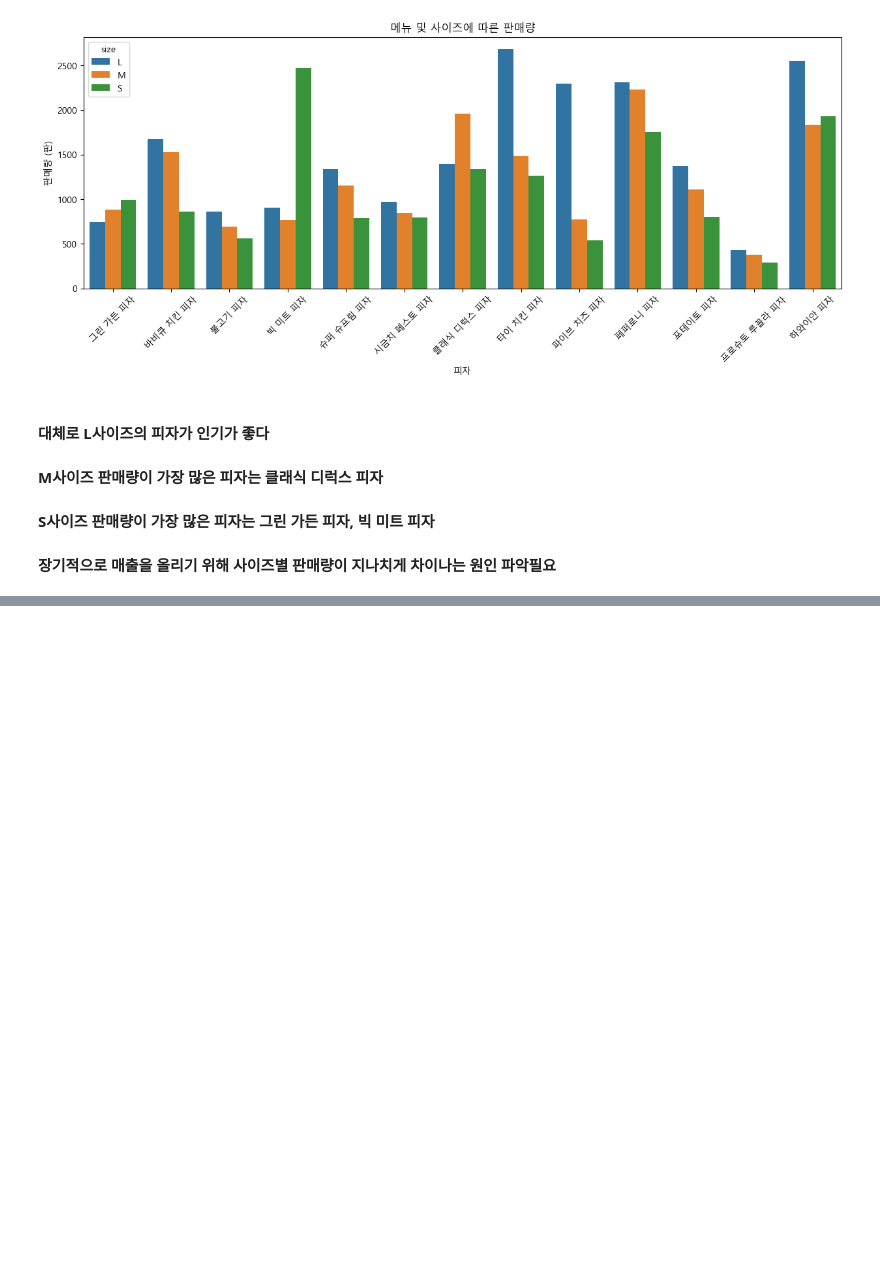
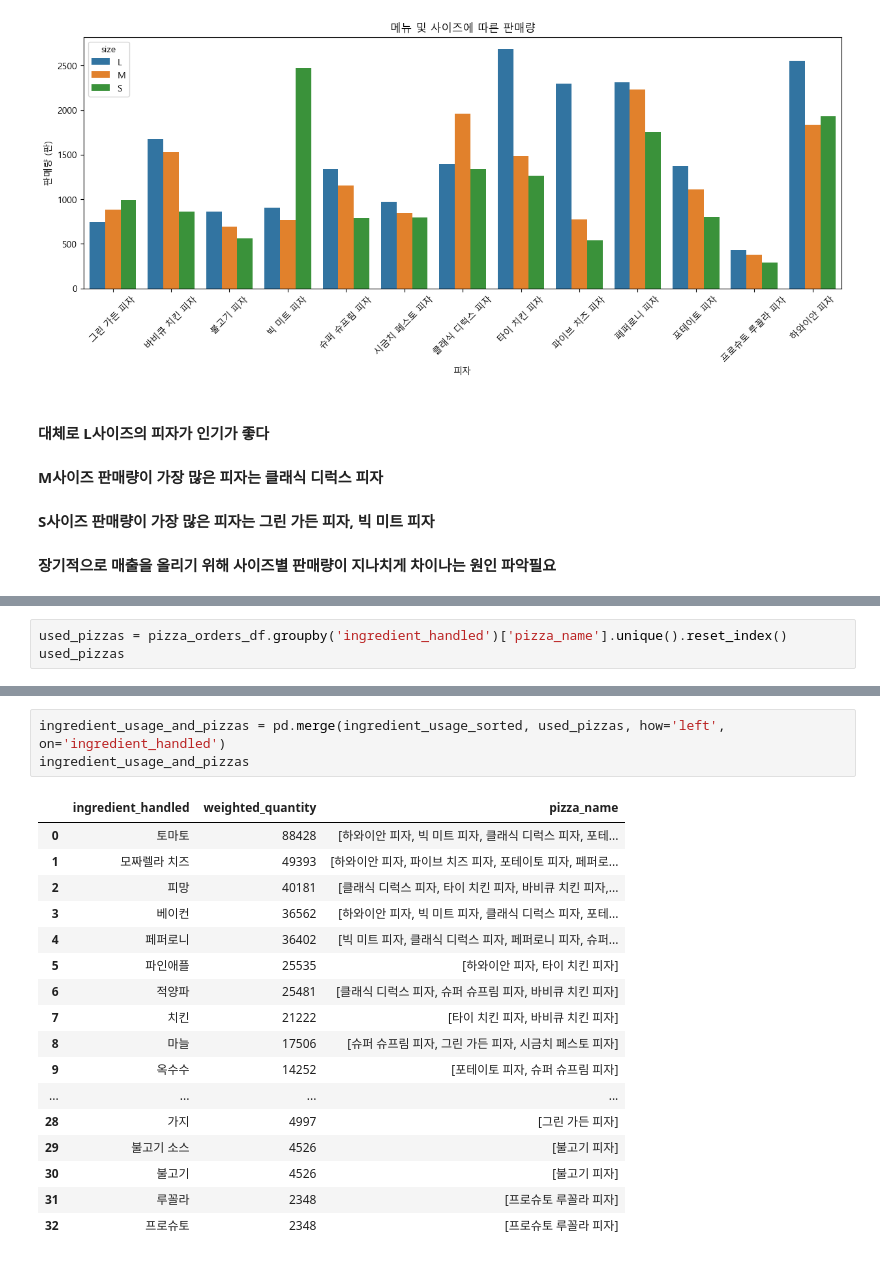
Before and after one commit to changdoong/learning-projects, a Jupyter notebook: pizza_df/pizza_df.ipynb, the cells around one changed output, grey strips where cells are left out. Drawn from its saved outputs; the diff is of its cells as text; blank space fills up the shorter version.

```diff
--- a/pizza_df/pizza_df.ipynb
+++ b/pizza_df/pizza_df.ipynb
@@ -528,0 +638,3 @@ plt.show()
+# %%
+used_pizzas = pizza_orders_df.groupby('ingredient_handled')['pizza_name'].unique().reset_index()
+used_pizzas
@@ -528,0 +659,21 @@ plt.show()
+# %%
+ingredient_usage_and_pizzas = pd.merge(ingredient_usage_sorted, used_pizzas, how='left', on='ingredient_handled')
+ingredient_usage_and_pizzas
+# %% [output]
+|  | ingredient_handled | weighted_quantity | pizza_name |
+| 0 | 토마토 | 88428 | [하와이안 피자, 빅 미트 피자, 클래식 디럭스 피자, 포테... |
+| 1 | 모짜렐라 치즈 | 49393 | [하와이안 피자, 파이브 치즈 피자, 포테이토 피자, 페퍼로... |
+| 2 | 피망 | 40181 | [클래식 디럭스 피자, 타이 치킨 피자, 바비큐 치킨 피자,... |
+| 3 | 베이컨 | 36562 | [하와이안 피자, 빅 미트 피자, 클래식 디럭스 피자, 포테... |
+| 4 | 페퍼로니 | 36402 | [빅 미트 피자, 클래식 디럭스 피자, 페퍼로니 피자, 슈퍼... |
+| 5 | 파인애플 | 25535 | [하와이안 피자, 타이 치킨 피자] |
+| 6 | 적양파 | 25481 | [클래식 디럭스 피자, 슈퍼 슈프림 피자, 바비큐 치킨 피자] |
+| 7 | 치킨 | 21222 | [타이 치킨 피자, 바비큐 치킨 피자] |
+| 8 | 마늘 | 17506 | [슈퍼 슈프림 피자, 그린 가든 피자, 시금치 페스토 피자] |
+| 9 | 옥수수 | 14252 | [포테이토 피자, 슈퍼 슈프림 피자] |
+| ... | ... | ... | ... |
+| 28 | 가지 | 4997 | [그린 가든 피자] |
+| 29 | 불고기 소스 | 4526 | [불고기 피자] |
+| 30 | 불고기 | 4526 | [불고기 피자] |
+| 31 | 루꼴라 | 2348 | [프로슈토 루꼴라 피자] |
+| 32 | 프로슈토 | 2348 | [프로슈토 루꼴라 피자] |
```
Also changed, not shown: parts of 15 cells of this notebook.
